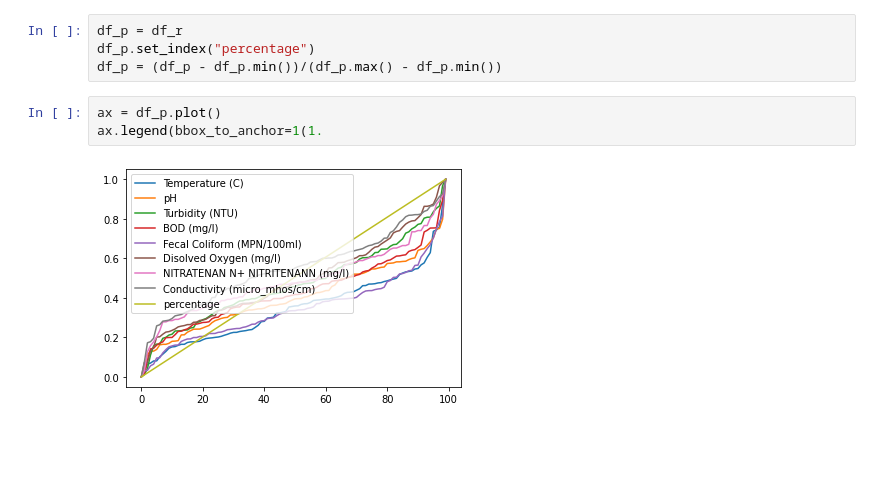
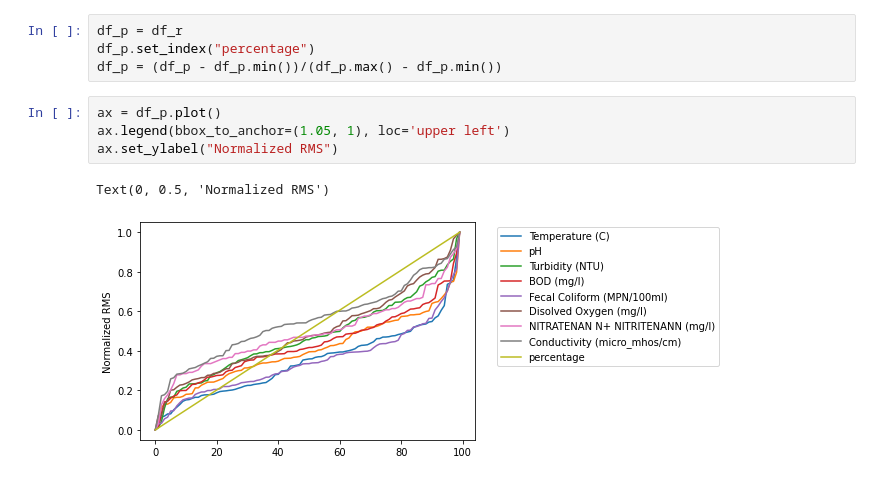
Before and after one commit to orndavid/m3mlteam, a Jupyter notebook: projects/waterRecycle/SVM.ipynb, the cells around one changed output. Cells and saved outputs as stored; diff of their text form; blank space fills up the shorter version.

Commit message:
Working on base structures to quickly visualize and develop processes

```diff
--- a/projects/waterRecycle/SVM.ipynb
+++ b/projects/waterRecycle/SVM.ipynb
@@ -33,6 +33,8 @@ df_p.set_index("percentage")
 df_p = (df_p - df_p.min())/(df_p.max() - df_p.min())
 # %%
 ax = df_p.plot()
-ax.legend(bbox_to_anchor=1(1.
+ax.legend(bbox_to_anchor=(1.05, 1), loc='upper left')
+ax.set_ylabel("Normalized RMS")
 # %% [output]
+Text(0, 0.5, 'Normalized RMS')
-[figure, old version]
+[figure, new version]
```
Also changed, not shown: 4 other files.
